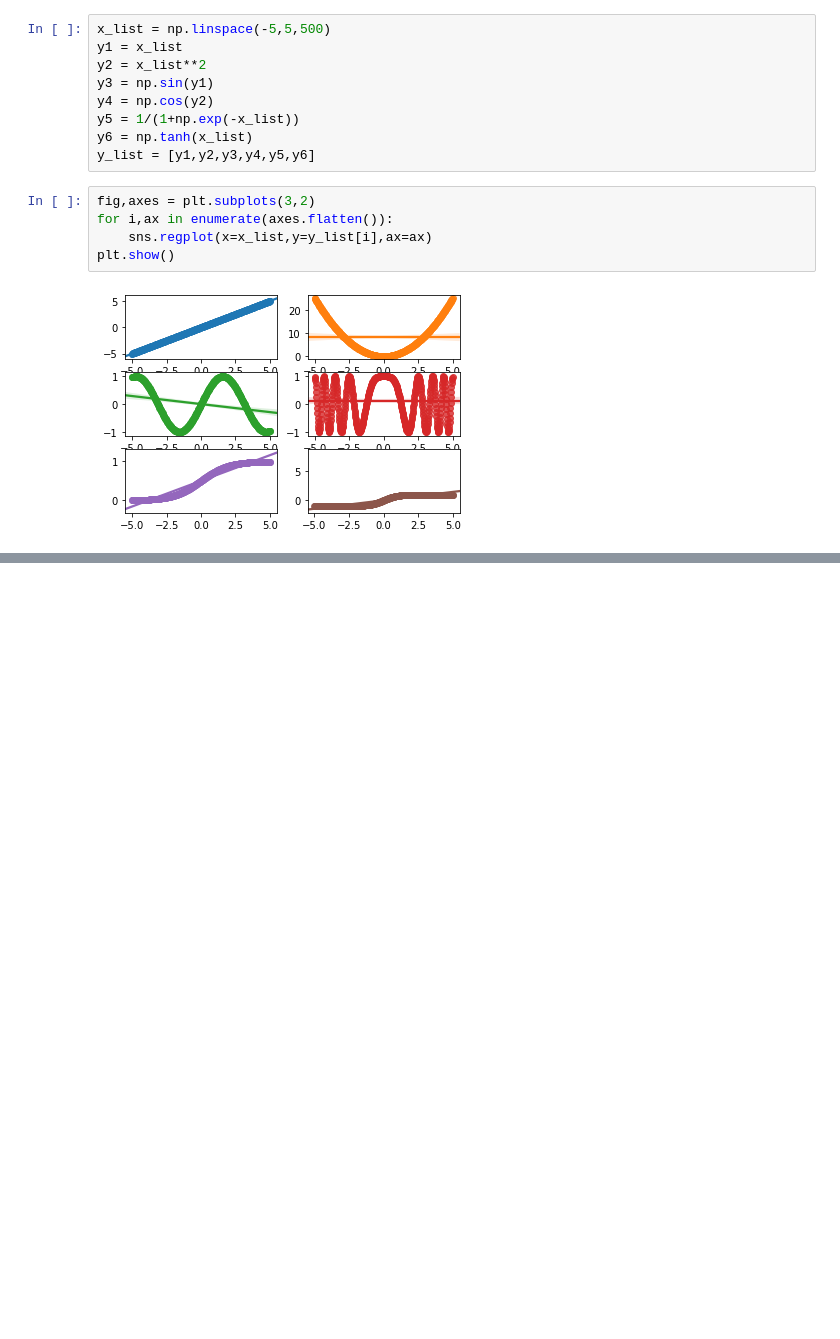
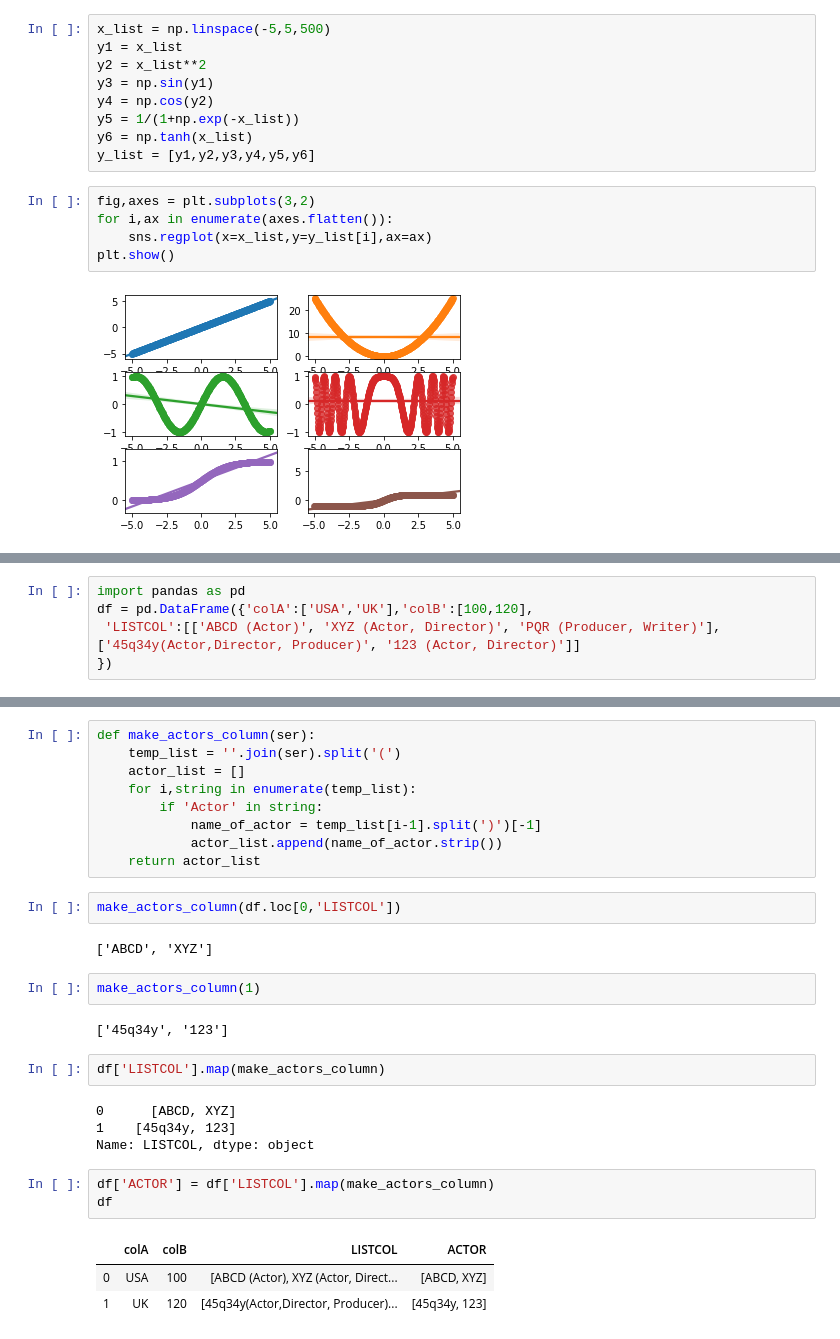
Before and after one commit to Young-Jo-Choi/data_analysis, a Jupyter notebook: Untitled.ipynb, the cells around one changed output, grey strips where cells are left out. Cells and saved outputs as stored; diff of their text form; blank space fills up the shorter version.

```diff
--- a/Untitled.ipynb
+++ b/Untitled.ipynb
@@ -179,0 +243,5 @@ plt.show()
+# %%
+import pandas as pd
+df = pd.DataFrame({'colA':['USA','UK'],'colB':[100,120],
+ 'LISTCOL':[['ABCD (Actor)', 'XYZ (Actor, Director)', 'PQR (Producer, Writer)'],['45q34y(Actor,Director, Producer)', '123 (Actor, Director)']]
+})
@@ -179,0 +254,30 @@ plt.show()
+# %%
+def make_actors_column(ser):
+    temp_list = ''.join(ser).split('(')
+    actor_list = []
+    for i,string in enumerate(temp_list):
+        if 'Actor' in string:
+            name_of_actor = temp_list[i-1].split(')')[-1]
+            actor_list.append(name_of_actor.strip())
+    return actor_list
+# %%
+make_actors_column(df.loc[0,'LISTCOL'])
+# %% [output]
+['ABCD', 'XYZ']
+# %%
+make_actors_column(1)
+# %% [output]
+['45q34y', '123']
+# %%
+df['LISTCOL'].map(make_actors_column)
+# %% [output]
+0      [ABCD, XYZ]
+1    [45q34y, 123]
+Name: LISTCOL, dtype: object
+# %%
+df['ACTOR'] = df['LISTCOL'].map(make_actors_column)
+df
+# %% [output]
+|  | colA | colB | LISTCOL | ACTOR |
+| 0 | USA | 100 | [ABCD (Actor), XYZ (Actor, Direct... | [ABCD, XYZ] |
+| 1 | UK | 120 | [45q34y(Actor,Director, Producer)... | [45q34y, 123] |
```
Also changed, not shown: parts of 9 cells of this notebook, 12 other files.
